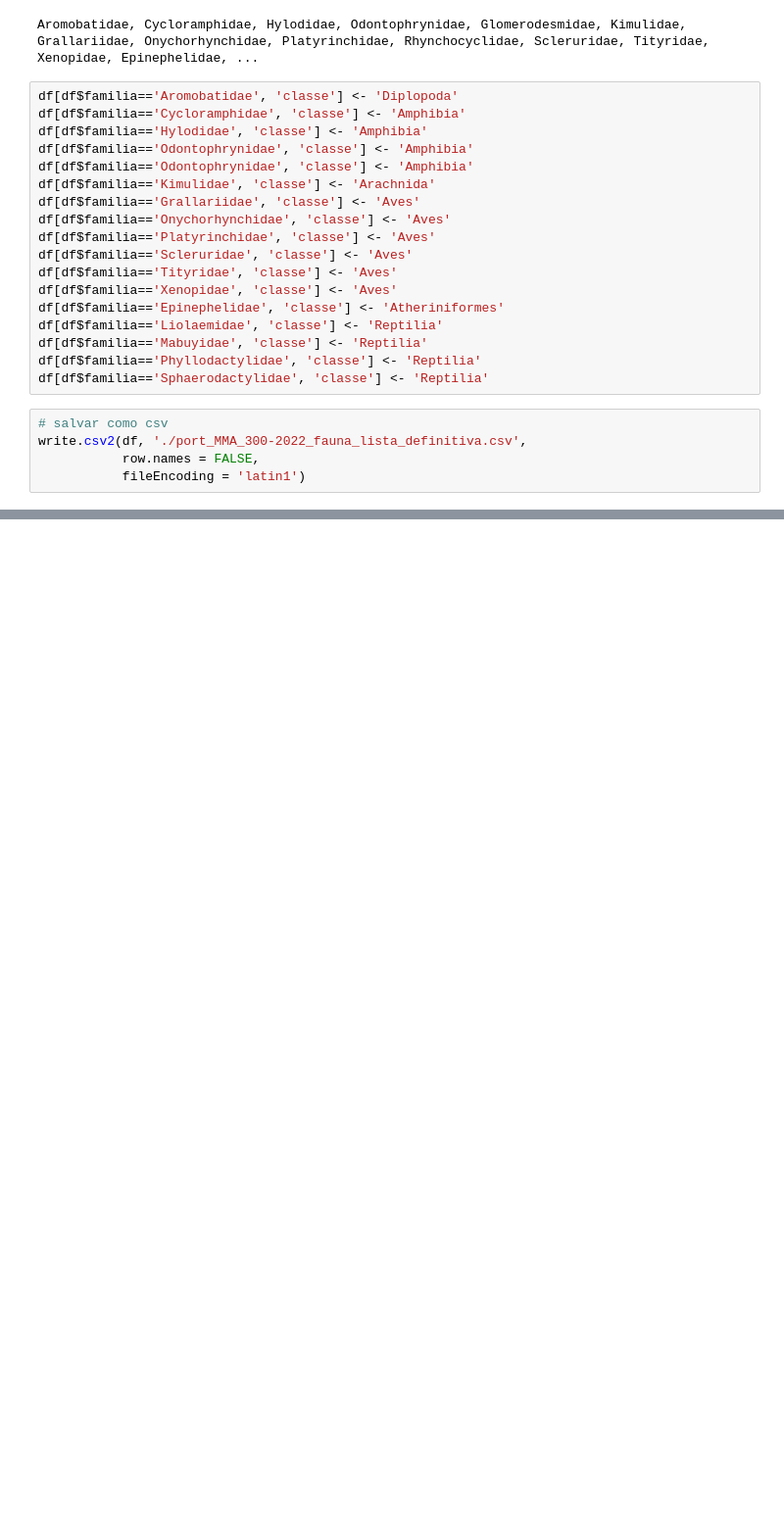
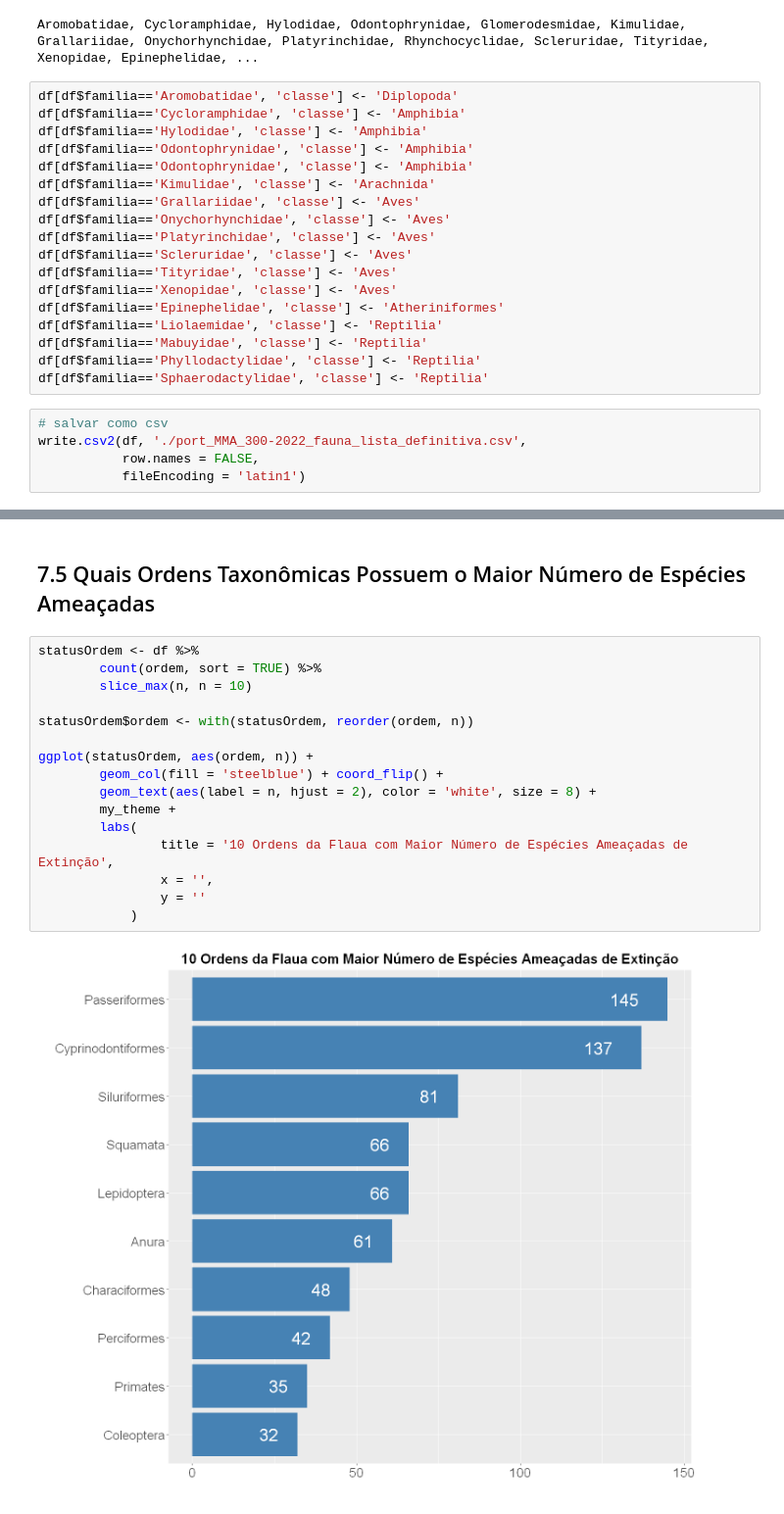
Before and after one commit to robson-cruz/Web_Scraping_R, a Jupyter notebook: Portaria_MMA_300-2022/portaria_mma_300_2022.ipynb, the cells around one changed output, grey strips where cells are left out. Shown: that part at 98% size. Saved outputs shown, nothing was run; the diff lists cells and outputs as text; blank space fills up the shorter version.

```diff
--- a/Portaria_MMA_300-2022/portaria_mma_300_2022.ipynb
+++ b/Portaria_MMA_300-2022/portaria_mma_300_2022.ipynb
@@ -385,0 +687,20 @@ write.csv2(df, './port_MMA_300-2022_fauna_lista_definitiva.csv',
+# %% [markdown]
+## 7.5 Quais Ordens Taxonômicas Possuem o Maior Número de Espécies Ameaçadas
+# %%
+statusOrdem <- df %>%
+        count(ordem, sort = TRUE) %>%
+        slice_max(n, n = 10)
+
+statusOrdem$ordem <- with(statusOrdem, reorder(ordem, n))
+
+ggplot(statusOrdem, aes(ordem, n)) +
+        geom_col(fill = 'steelblue') + coord_flip() +
+        geom_text(aes(label = n, hjust = 2), color = 'white', size = 8) +
+        my_theme +
+        labs(
+                title = '10 Ordens da Flaua com Maior Número de Espécies Ameaçadas de Extinção',
+                x = '',
+                y = ''
+            )
+# %% [output]
+[figure, added]
```
Also changed, not shown: parts of 38 cells of this notebook.
